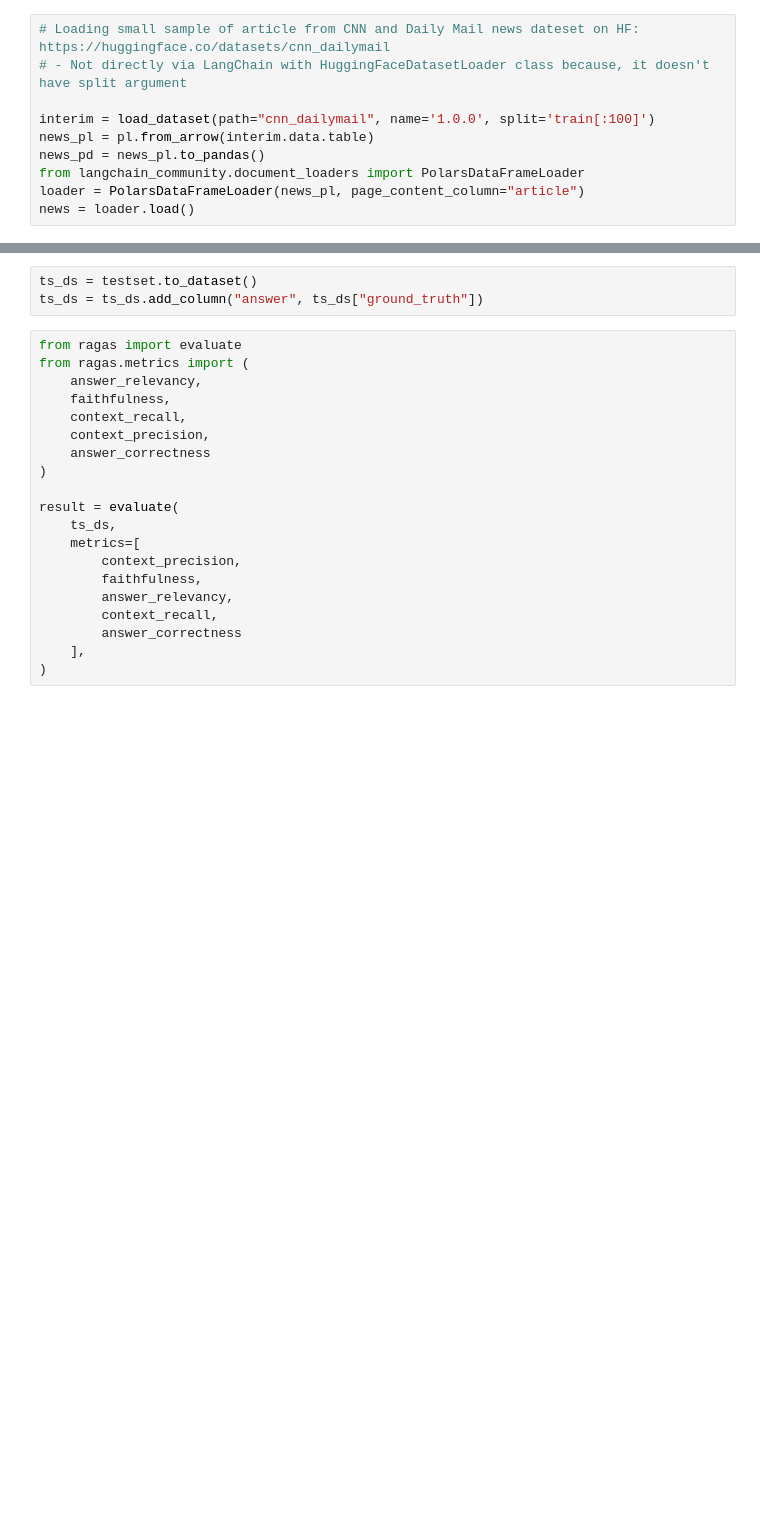
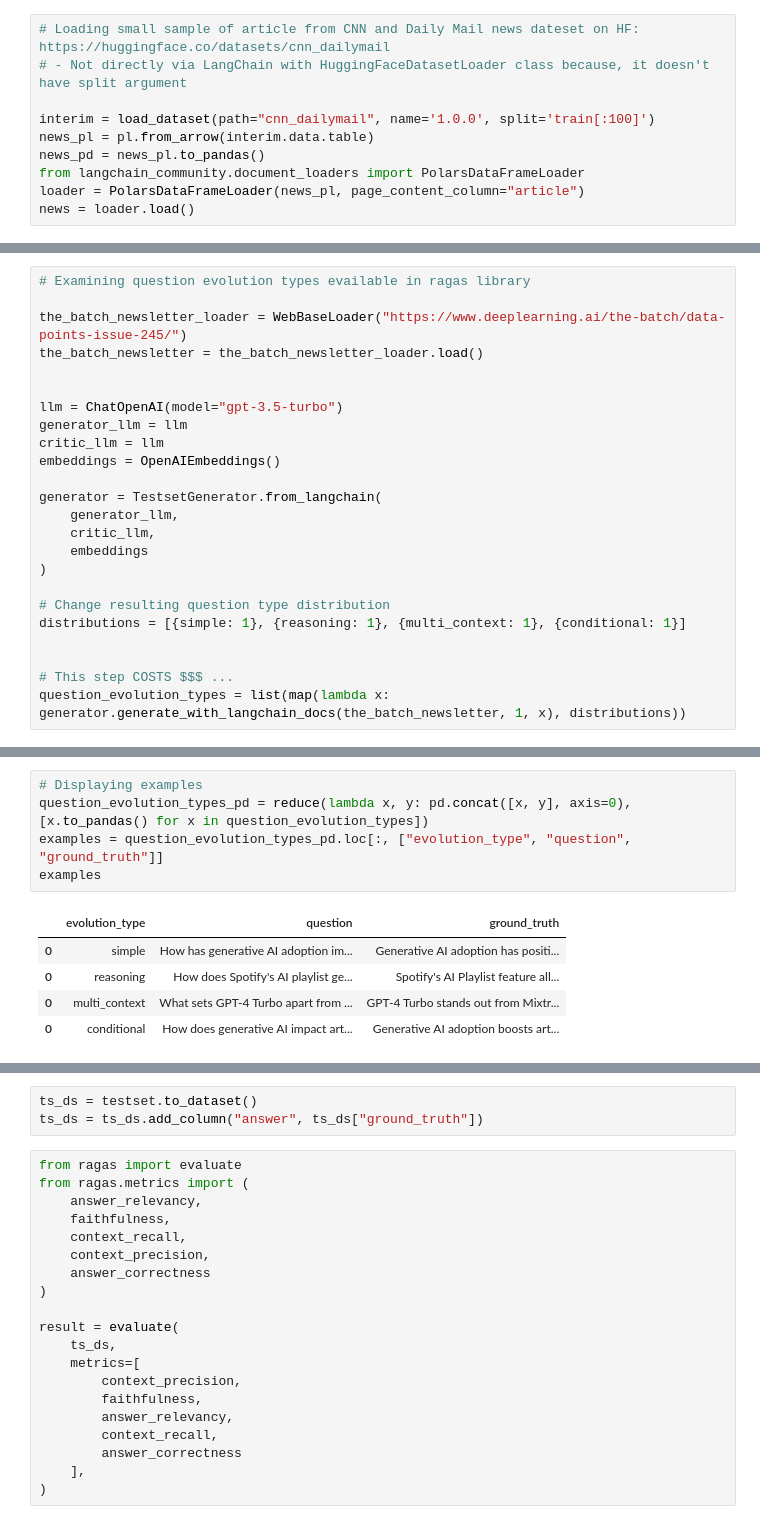
Before and after one commit to gox6/colab-demos, a Jupyter notebook: rags/evaluate-rags-rigorously-or-perish.ipynb, the cells around one changed output, grey strips where cells are left out. Saved outputs shown, nothing was run; the diff lists cells and outputs as text; blank space fills up the shorter version.

```diff
--- a/rags/evaluate-rags-rigorously-or-perish.ipynb
+++ b/rags/evaluate-rags-rigorously-or-perish.ipynb
@@ -87,0 +92,24 @@ if COLAB:
+# %%
+# Examining question evolution types evailable in ragas library
+
+the_batch_newsletter_loader = WebBaseLoader("https://www.deeplearning.ai/the-batch/data-points-issue-245/")
+the_batch_newsletter = the_batch_newsletter_loader.load()
+
+
+llm = ChatOpenAI(model="gpt-3.5-turbo")
+generator_llm = llm
+critic_llm = llm
+embeddings = OpenAIEmbeddings()
+
+generator = TestsetGenerator.from_langchain(
+    generator_llm,
+    critic_llm,
+    embeddings
+)
+
+# Change resulting question type distribution
+distributions = [{simple: 1}, {reasoning: 1}, {multi_context: 1}, {conditional: 1}]
+
+
+# This step COSTS $$$ ...
+question_evolution_types = list(map(lambda x: generator.generate_with_langchain_docs(the_batch_newsletter, 1, x), distributions))
@@ -87,0 +121,11 @@ if COLAB:
+# %%
+# Displaying examples
+question_evolution_types_pd = reduce(lambda x, y: pd.concat([x, y], axis=0), [x.to_pandas() for x in question_evolution_types])
+examples = question_evolution_types_pd.loc[:, ["evolution_type", "question", "ground_truth"]]
+examples
+# %% [output]
+|  | evolution_type | question | ground_truth |
+| 0 | simple | How has generative AI adoption im... | Generative AI adoption has positi... |
+| 0 | reasoning | How does Spotify's AI playlist ge... | Spotify's AI Playlist feature all... |
+| 0 | multi_context | What sets GPT-4 Turbo apart from ... | GPT-4 Turbo stands out from Mixtr... |
+| 0 | conditional | How does generative AI impact art... | Generative AI adoption boosts art... |
```
Also changed, not shown: parts of 16 cells of this notebook.
